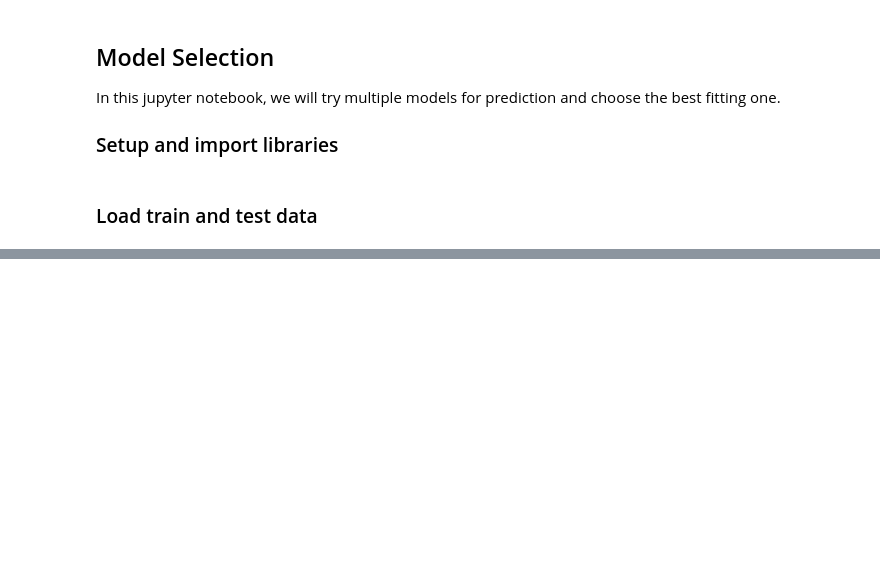
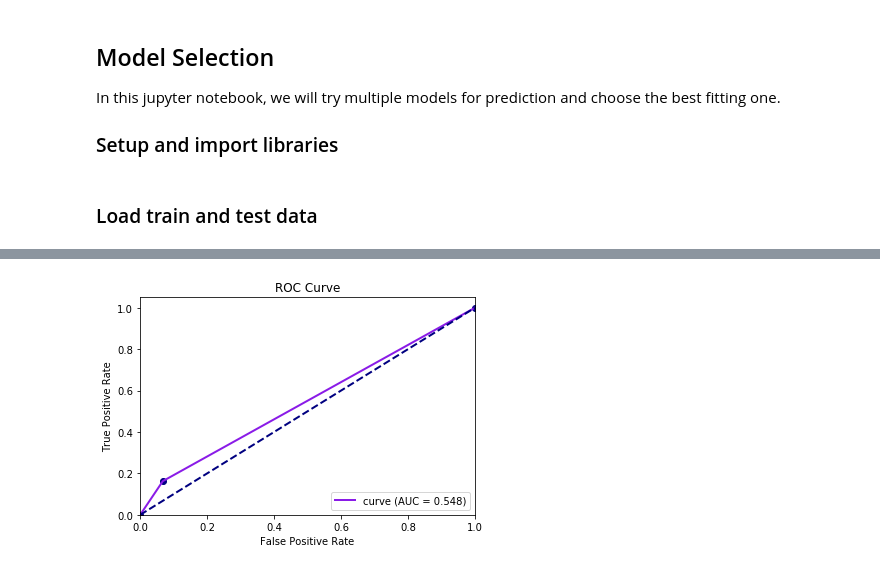
Before and after one commit to pmacinec/diabetes-patients-readmissions-prediction, a Jupyter notebook: notebooks/2_model_selection.ipynb, the cells around one changed output, grey strips where cells are left out. Saved outputs shown, nothing was run; the diff lists cells and outputs as text; code cells hidden in the pictures; blank space fills up the shorter version.

```diff
--- a/notebooks/2_model_selection.ipynb
+++ b/notebooks/2_model_selection.ipynb
@@ -41,0 +97,4 @@ In  2  classes:
+# %%
+roc_auc(gnb.predict(X_test), y_test);
+# %% [output]
+[figure, added]
```
Also changed, not shown: parts of 15 cells of this notebook, 2 other files.
